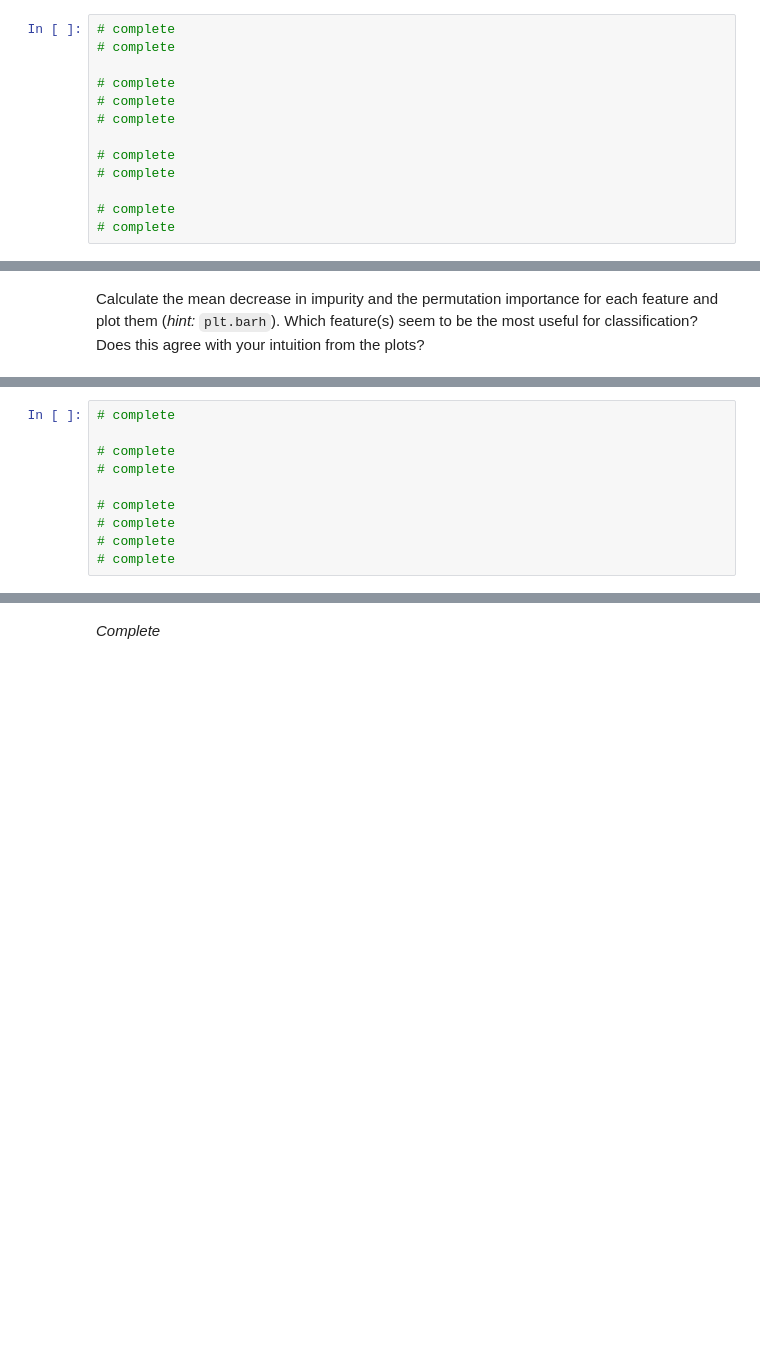
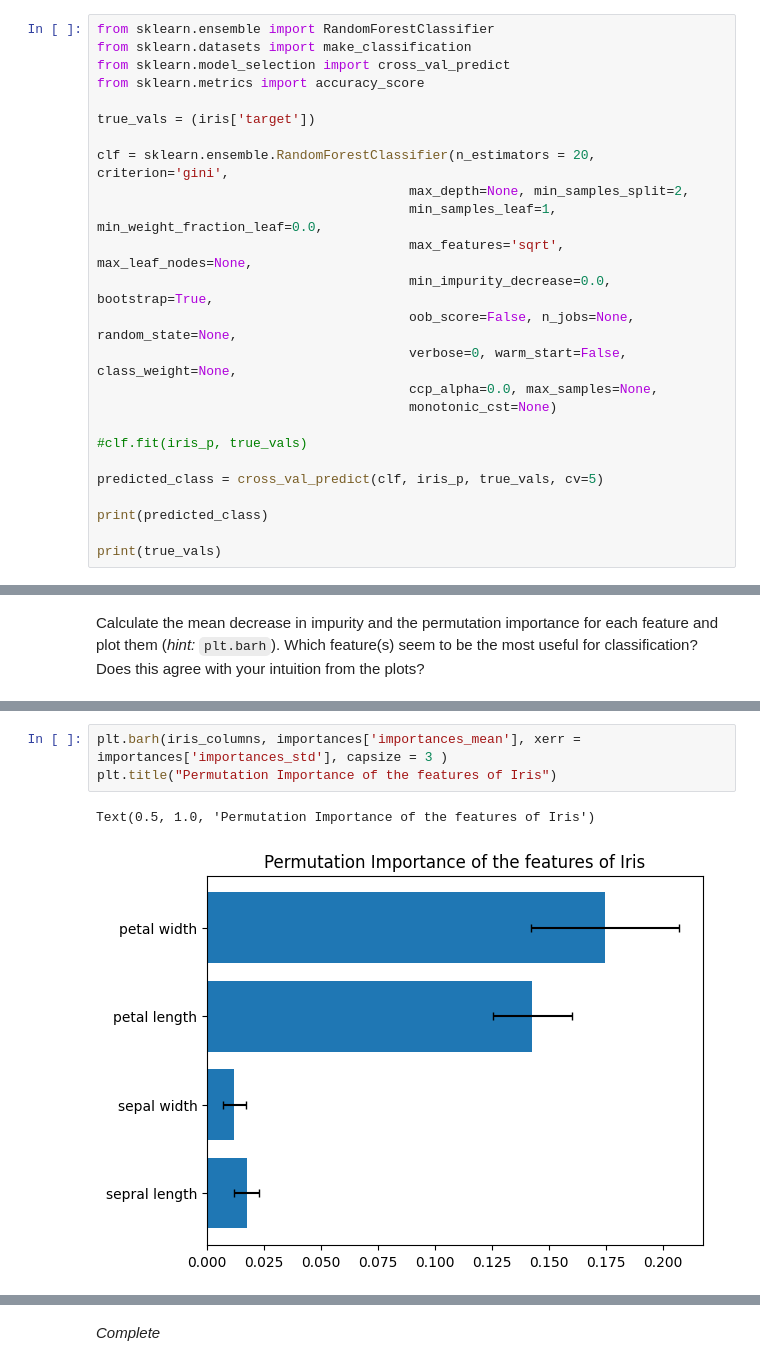
Before and after one commit to ASTR154/interpretability, a Jupyter notebook: interpretability.ipynb, the cells around one changed output, grey strips where cells are left out. Saved outputs shown, nothing was run; the diff lists cells and outputs as text; blank space fills up the shorter version.

```diff
--- a/interpretability.ipynb
+++ b/interpretability.ipynb
@@ -17,15 +40,27 @@ We return to the iris dataset from last week. Load it into the notebook and make
 # %% [markdown]
 This time, let's classify it using a random forest. Initialize and train the random forest classifer using cross validation. Repeat the above plot with the predicted classifications and calculate the overall accuracy.
 # %%
-# complete
-# complete
+from sklearn.ensemble import RandomForestClassifier
+from sklearn.datasets import make_classification
+from sklearn.model_selection import cross_val_predict
+from sklearn.metrics import accuracy_score
 
-# complete
-# complete
-# complete
+true_vals = (iris['target'])
 
-# complete
-# complete
+clf = sklearn.ensemble.RandomForestClassifier(n_estimators = 20, criterion='gini',
+                                        max_depth=None, min_samples_split=2,
+                                        min_samples_leaf=1, min_weight_fraction_leaf=0.0,
+                                        max_features='sqrt', max_leaf_nodes=None,
+                                        min_impurity_decrease=0.0, bootstrap=True,
+                                        oob_score=False, n_jobs=None, random_state=None,
+                                        verbose=0, warm_start=False, class_weight=None,
+                                        ccp_alpha=0.0, max_samples=None,
+                                        monotonic_cst=None)
 
-# complete
-# complete
+#clf.fit(iris_p, true_vals)
+
+predicted_class = cross_val_predict(clf, iris_p, true_vals, cv=5)
+
+print(predicted_class)
+
+print(true_vals)
@@ -34,10 +146,6 @@ Calculate the mean decrease in impurity and the permutation importance for each
 # %%
-# complete
-
-# complete
-# complete
-
-# complete
-# complete
-# complete
-# complete
+plt.barh(iris_columns, importances['importances_mean'], xerr = importances['importances_std'], capsize = 3 )
+plt.title("Permutation Importance of the features of Iris")
+# %% [output]
+Text(0.5, 1.0, 'Permutation Importance of the features of Iris')
+[figure, added]
```
Also changed, not shown: parts of 6 cells of this notebook.
